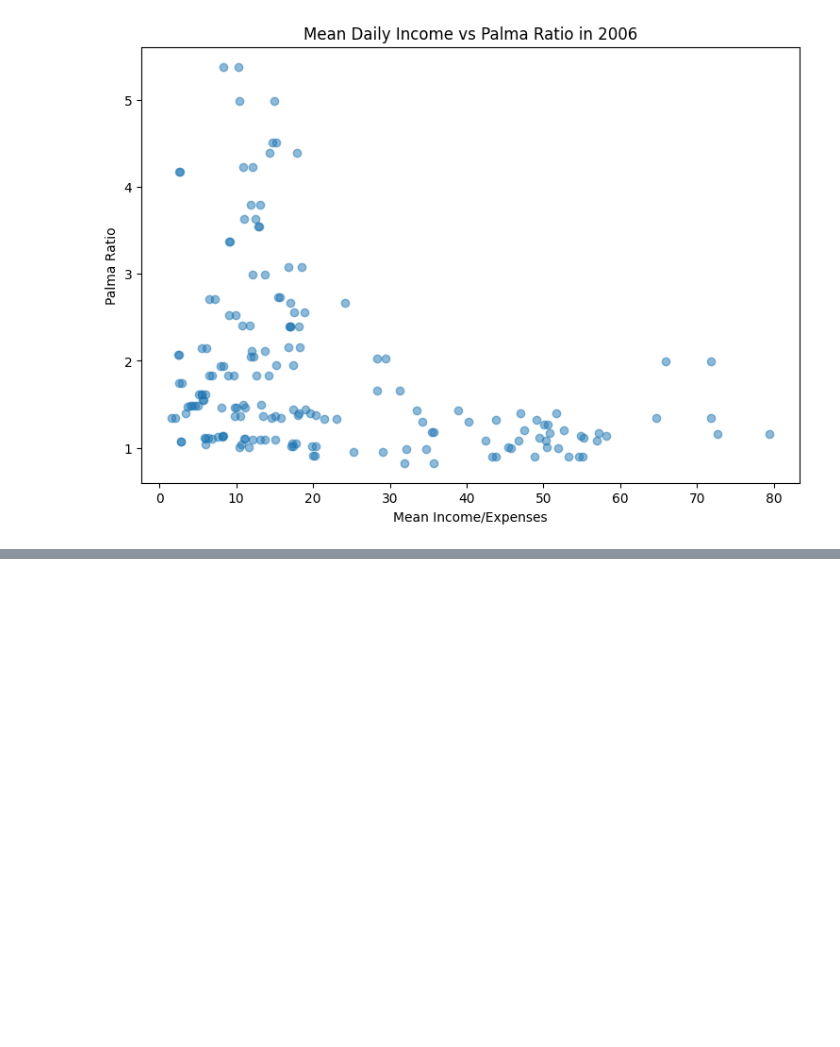
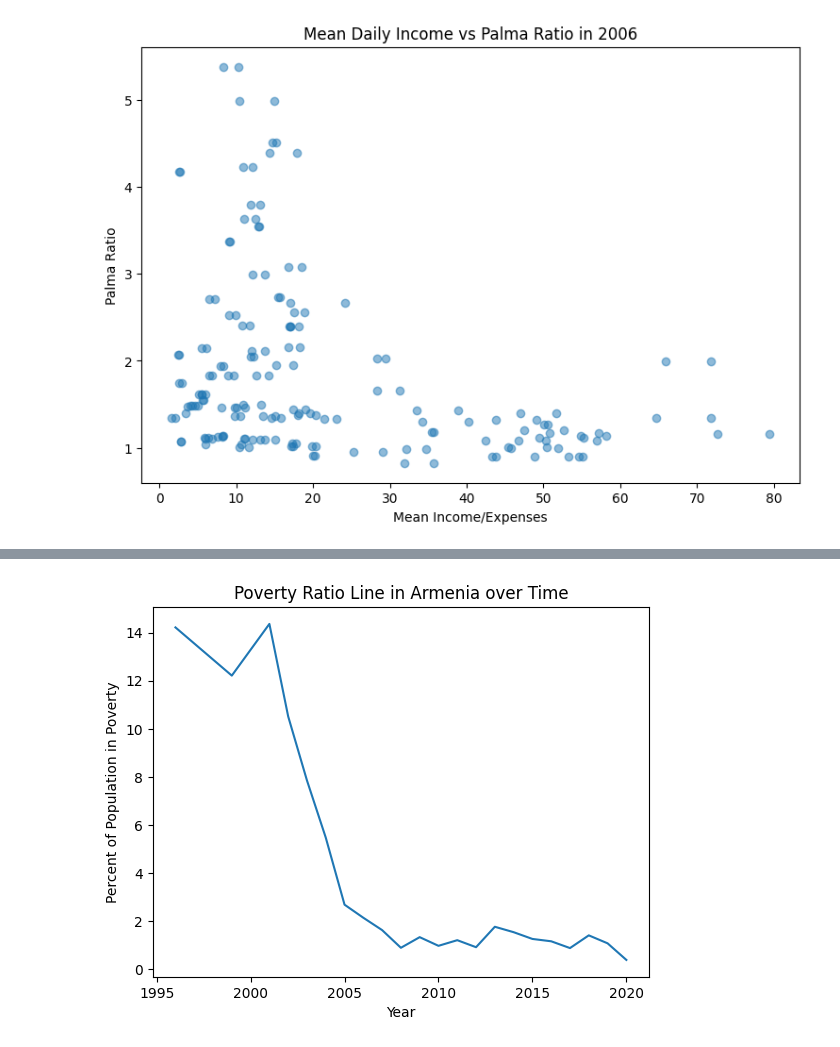
Before and after one commit to Matt-L-053124/FTI-World-Poverty-DSRP, a Jupyter notebook: Matthew_L_World_Poverty_Notebook.ipynb, the cells around one changed output, grey strips where cells are left out. Cells and saved outputs as stored; diff of their text form; code cells hidden in the pictures; blank space fills up the shorter version.

```diff
--- a/Matthew_L_World_Poverty_Notebook.ipynb
+++ b/Matthew_L_World_Poverty_Notebook.ipynb
@@ -250,0 +285,17 @@ plt.show()
+# %%
+armenia_clean = df[(df["country"] == "Armenia") & (df["ppp_version"] == 2011) & (df["reporting_level"] == "national")]
+
+armenia_sorted = armenia_clean.sort_values("year")
+
+x = armenia_sorted["year"]
+y = armenia_sorted["headcount_ratio_international_povline"]
+
+plt.plot(x,y)
+
+plt.title("Poverty Ratio Line in Armenia over Time")
+plt.xlabel("Year")
+plt.ylabel("Percent of Population in Poverty")
+
+plt.show()
+# %% [output]
+[figure, added]
```
Also changed, not shown: parts of 4 cells of this notebook.
